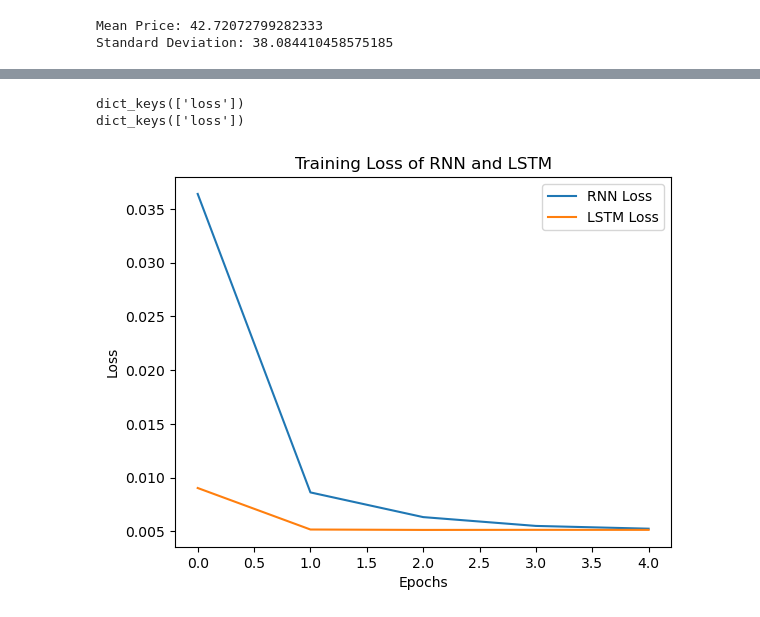
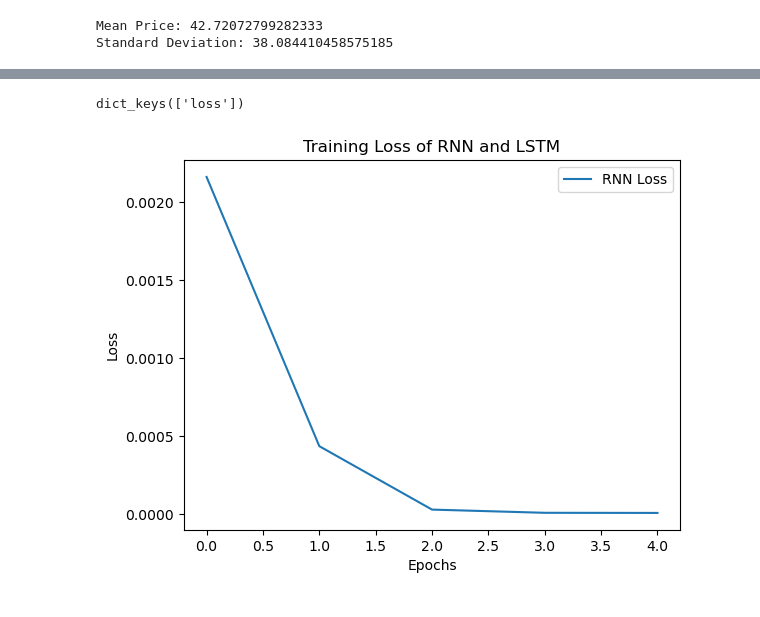
Before and after one commit to GuaSiMoTO/LAB-Deep-Learning-Recurrent-Neural-Networks-public, a Jupyter notebook: LAB-Deep-Learning-RNNs.ipynb, the cells around one changed output, grey strips where cells are left out. Saved outputs shown, nothing was run; the diff lists cells and outputs as text; code cells hidden in the pictures.

```diff
--- a/LAB-Deep-Learning-RNNs.ipynb
+++ b/LAB-Deep-Learning-RNNs.ipynb
@@ -61,11 +61,13 @@ close_prices_scaled = scaler.fit_transform(close_prices.reshape(-1, 1))
 X_scaled, y_scaled = create_sequences(close_prices_scaled, 60)
 # %%
 from tensorflow.keras.models import Sequential
-from tensorflow.keras.layers import SimpleRNN, Dense
-
+from tensorflow.keras.layers import SimpleRNN, Dense, InputLayer
+import tensorflow as tf
+tf.random.set_seed(42)
 # Definir el modelo RNN
 rnn_model = Sequential()
-rnn_model.add(SimpleRNN(units=5, activation='relu', return_sequences=False, input_shape=(60, 1)))
+rnn_model.add(InputLayer(input_shape=(60, 1)))
+rnn_model.add(SimpleRNN(units=10, activation='relu', return_sequences=False))
 rnn_model.add(Dense(units=1))
 
 rnn_model.compile(optimizer='adam', loss='mean_squared_error')
@@ -78,7 +80,8 @@ from tensorflow.keras.layers import LSTM
 
 # Definir el modelo LSTM
 lstm_model = Sequential()
-lstm_model.add(LSTM(units=5, activation='relu', return_sequences=False, input_shape=(60, 1)))
+rnn_model.add(InputLayer(input_shape=(60, 1)))
+lstm_model.add(LSTM(units=2, activation='relu', return_sequences=False))
 lstm_model.add(Dense(units=1))
 
 lstm_model.compile(optimizer='adam', loss='mean_squared_error')
@@ -138,17 +137,16 @@ LSTM Test Loss: 0.26857349276542664
 # %%
 # Verificar si 'loss' está disponible en el historial
 print(rnn_history.history.keys())
-print(lsm_history.history.keys())
+# print(lsm_history.history.keys())
 
 # Graficar las pérdidas de entrenamiento
 plt.plot(rnn_history.history['loss'], label='RNN Loss')
-plt.plot(lsm_history.history['loss'], label='LSTM Loss')
+# plt.plot(lsm_history.history['loss'], label='LSTM Loss')
 plt.legend()
 plt.title('Training Loss of RNN and LSTM')
 plt.xlabel('Epochs')
 plt.ylabel('Loss')
 plt.show()
 # %% [output]
 dict_keys(['loss'])
-dict_keys(['loss'])
-[figure, old version]
+[figure, new version]
```
Also changed, not shown: parts of 11 cells of this notebook, 3 other files.
